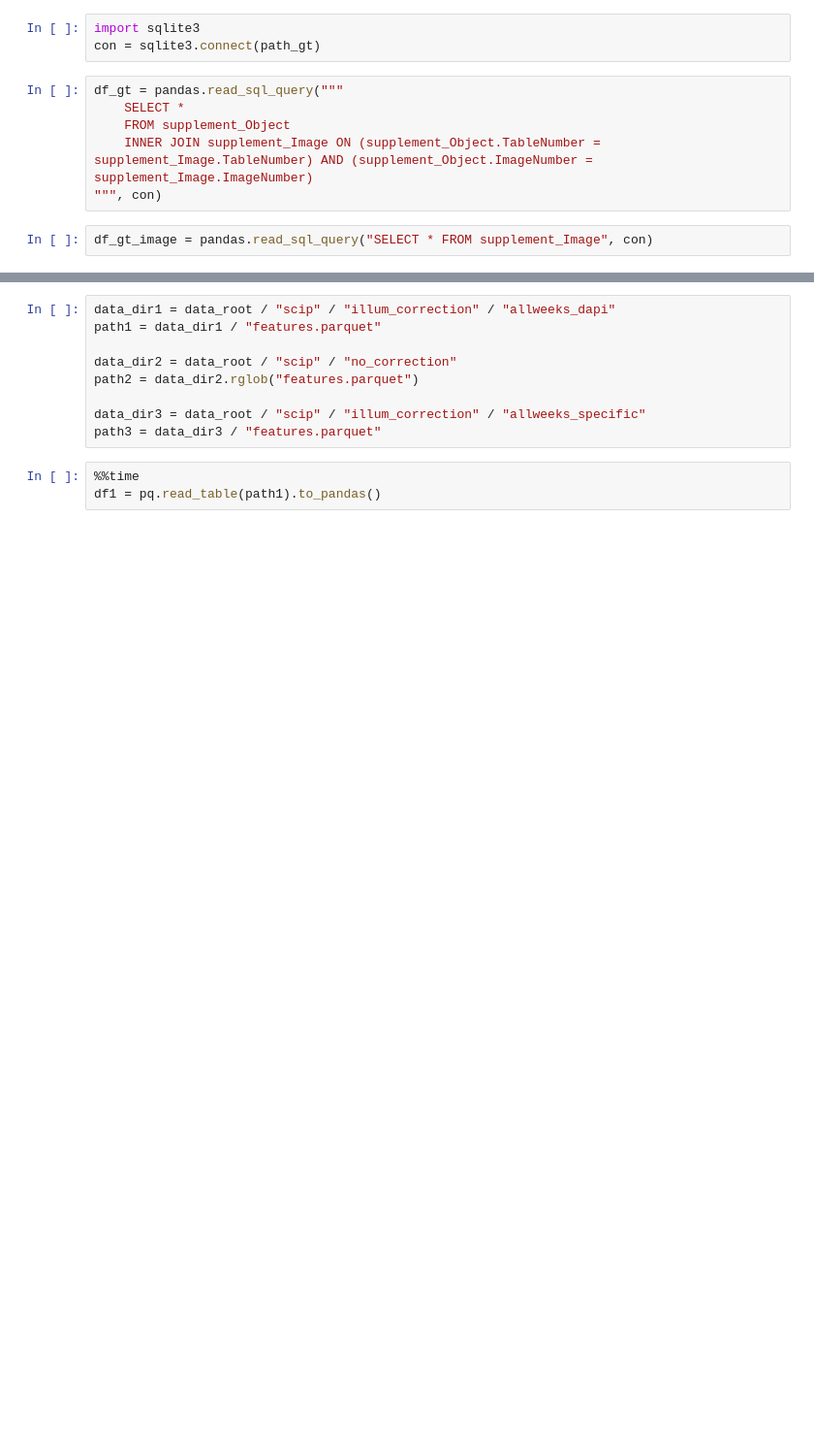
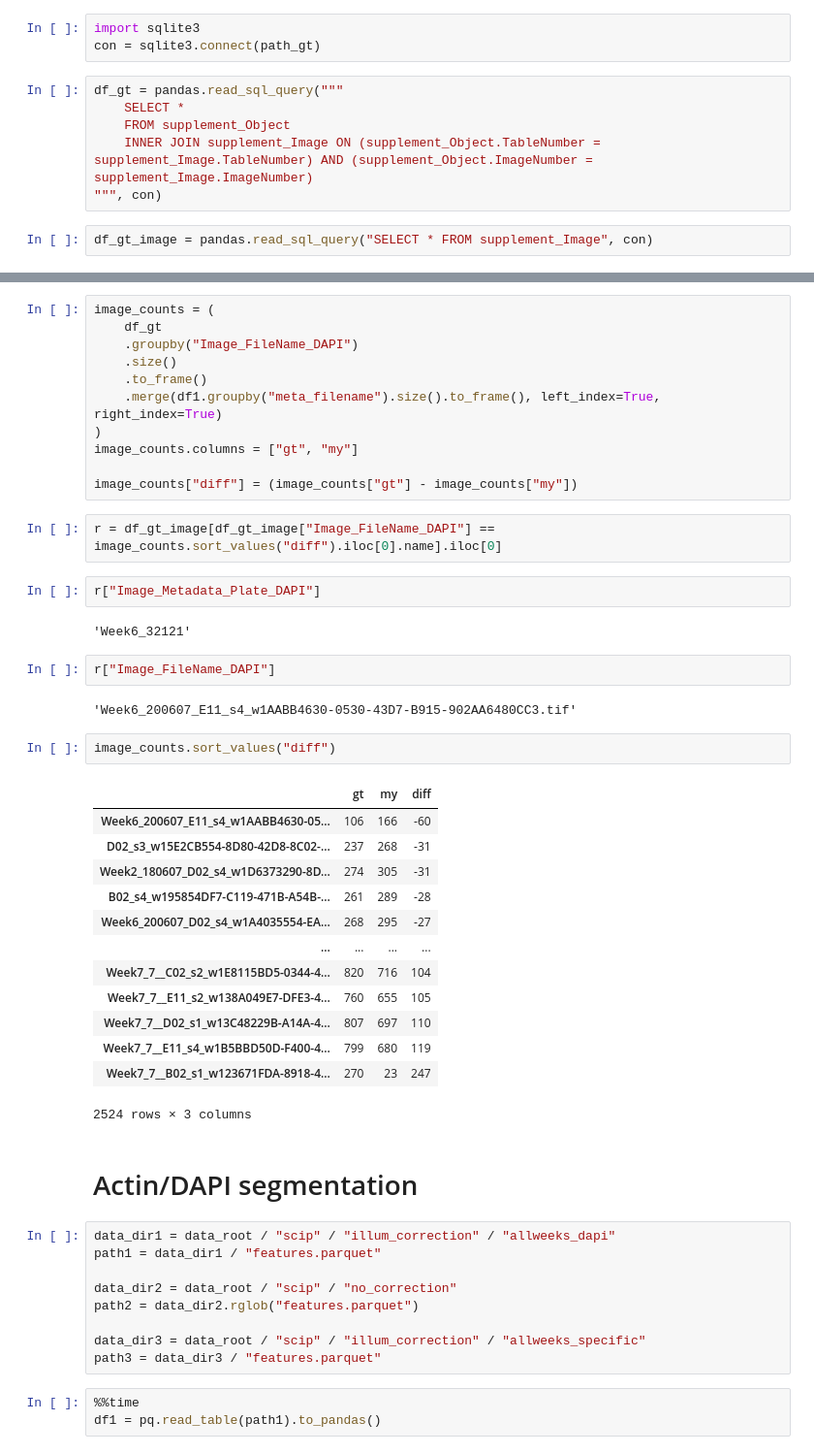
Before and after one commit to harel-coffee/SCIP-use-case-workflows-auto, a Jupyter notebook: notebooks/QC/bbbc_comparison_after_illumination_correction.ipynb, the cells around one changed output, grey strips where cells are left out. Shown at 97% size. Saved outputs shown, nothing was run; the diff lists cells and outputs as text; blank space fills up the shorter version.

```diff
--- a/notebooks/QC/bbbc_comparison_after_illumination_correction.ipynb
+++ b/notebooks/QC/bbbc_comparison_after_illumination_correction.ipynb
@@ -82,3 +87,42 @@ df_week10["feat_area_actin"].median()
+# %%
+image_counts = (
+    df_gt
+    .groupby("Image_FileName_DAPI")
+    .size()
+    .to_frame()
+    .merge(df1.groupby("meta_filename").size().to_frame(), left_index=True, right_index=True)
+)
+image_counts.columns = ["gt", "my"]
+
+image_counts["diff"] = (image_counts["gt"] - image_counts["my"])
+# %%
+r = df_gt_image[df_gt_image["Image_FileName_DAPI"] == image_counts.sort_values("diff").iloc[0].name].iloc[0]
+# %%
+r["Image_Metadata_Plate_DAPI"]
+# %% [output]
+'Week6_32121'
+# %%
+r["Image_FileName_DAPI"]
+# %% [output]
+'Week6_200607_E11_s4_w1AABB4630-0530-43D7-B915-902AA6480CC3.tif'
+# %%
+image_counts.sort_values("diff")
+# %% [output]
+|  | gt | my | diff |
+| Week6_200607_E11_s4_w1AABB4630-05... | 106 | 166 | -60 |
+| D02_s3_w15E2CB554-8D80-42D8-8C02-... | 237 | 268 | -31 |
+| Week2_180607_D02_s4_w1D6373290-8D... | 274 | 305 | -31 |
+| B02_s4_w195854DF7-C119-471B-A54B-... | 261 | 289 | -28 |
+| Week6_200607_D02_s4_w1A4035554-EA... | 268 | 295 | -27 |
+| ... | ... | ... | ... |
+| Week7_7__C02_s2_w1E8115BD5-0344-4... | 820 | 716 | 104 |
+| Week7_7__E11_s2_w138A049E7-DFE3-4... | 760 | 655 | 105 |
+| Week7_7__D02_s1_w13C48229B-A14A-4... | 807 | 697 | 110 |
+| Week7_7__E11_s4_w1B5BBD50D-F400-4... | 799 | 680 | 119 |
+| Week7_7__B02_s1_w123671FDA-8918-4... | 270 | 23 | 247 |
+2524 rows × 3 columns
+# %% [markdown]
+# Actin/DAPI segmentation
 # %%
 data_dir1 = data_root / "scip" / "illum_correction" / "allweeks_dapi"
 path1 = data_dir1 / "features.parquet"
```
Also changed, not shown: parts of 17 cells of this notebook, 2 other files.
